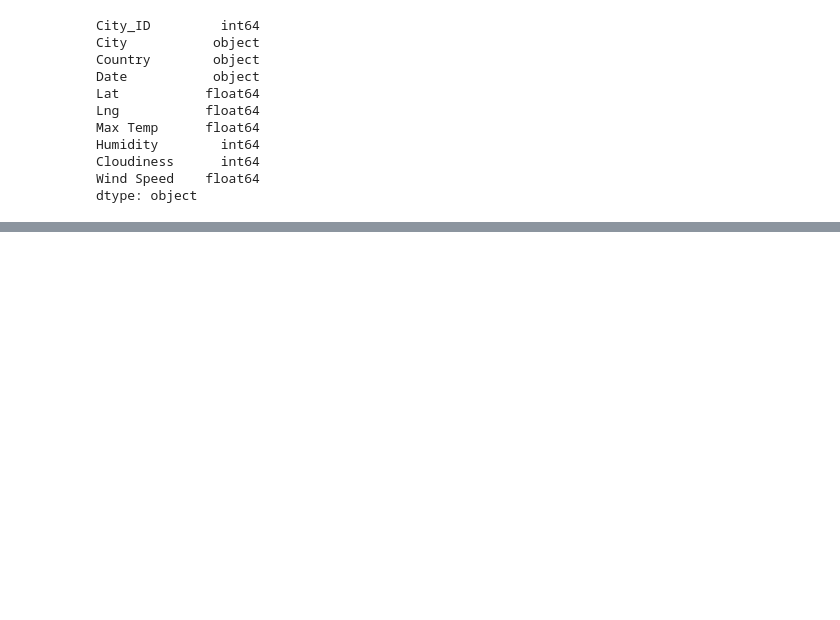
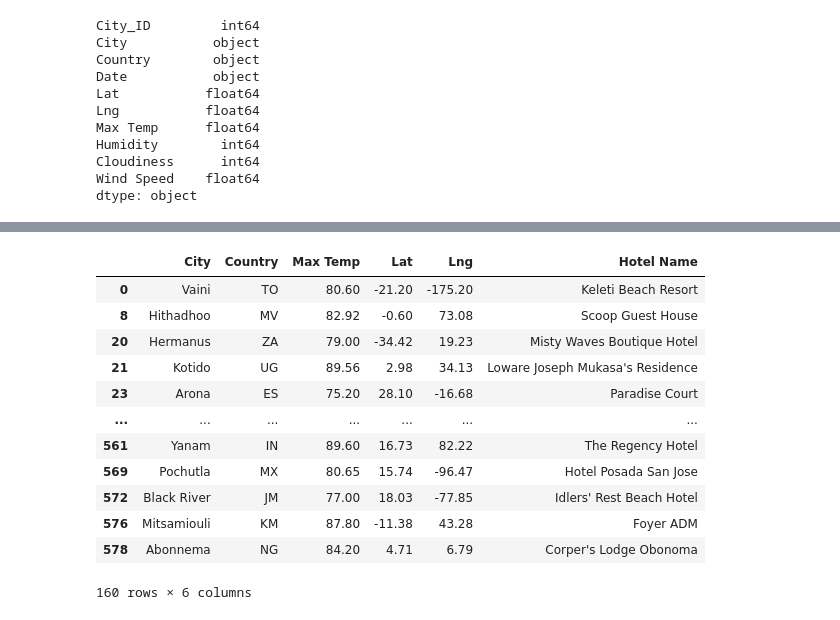
Before and after one commit to hhnguyenn/World_Weather_Analysis, a Jupyter notebook: VacationPy.ipynb, the cells around one changed output, grey strips where cells are left out. Drawn from its saved outputs; the diff is of its cells as text; code cells hidden in the pictures; blank space fills up the shorter version.

```diff
--- a/VacationPy.ipynb
+++ b/VacationPy.ipynb
@@ -63,0 +203,27 @@ fig
+# %%
+# Set parameters to search for a hotel.
+params = {
+    "radius": 5000,
+    "types": "lodging",
+    "key": g_key}
+
+# Iterate through the DataFrame.
+for index, row in hotel_df.iterrows():
+    # Get the latitude and longitude.
+    lat = row["Lat"]
+    lng = row["Lng"]
+
+    # Add the latitude and longitude to location key for the params dictionary.
+    params["location"] = f"{lat},{lng}"
+
+    # Use the search term: "lodging" and our latitude and longitude.
+    base_url = "https://maps.googleapis.com/maps/api/place/nearbysearch/json"
+    # Make request and get the JSON data from the search.
+    hotels = requests.get(base_url, params=params).json()
+     # Grab the first hotel from the results and store the name.
+
+    try:
+        hotel_df.loc[index, "Hotel Name"] = hotels["results"][0]["name"]
+
+    except (IndexError):
+        print("Hotel not found... skipping.")
@@ -63,0 +239,16 @@ fig
+# %%
+hotel_df
+# %% [output]
+|  | City | Country | Max Temp | Lat | Lng | Hotel Name |
+| 0 | Vaini | TO | 80.60 | -21.20 | -175.20 | Keleti Beach Resort |
+| 8 | Hithadhoo | MV | 82.92 | -0.60 | 73.08 | Scoop Guest House |
+| 20 | Hermanus | ZA | 79.00 | -34.42 | 19.23 | Misty Waves Boutique Hotel |
+| 21 | Kotido | UG | 89.56 | 2.98 | 34.13 | Loware Joseph Mukasa's Residence |
+| 23 | Arona | ES | 75.20 | 28.10 | -16.68 | Paradise Court |
+| ... | ... | ... | ... | ... | ... | ... |
+| 561 | Yanam | IN | 89.60 | 16.73 | 82.22 | The Regency Hotel |
+| 569 | Pochutla | MX | 80.65 | 15.74 | -96.47 | Hotel Posada San Jose |
+| 572 | Black River | JM | 77.00 | 18.03 | -77.85 | Idlers' Rest Beach Hotel |
+| 576 | Mitsamiouli | KM | 87.80 | -11.38 | 43.28 | Foyer ADM |
+| 578 | Abonnema | NG | 84.20 | 4.71 | 6.79 | Corper's Lodge Obonoma |
+160 rows × 6 columns
```
Also changed, not shown: parts of 18 cells of this notebook, 8 other files.
